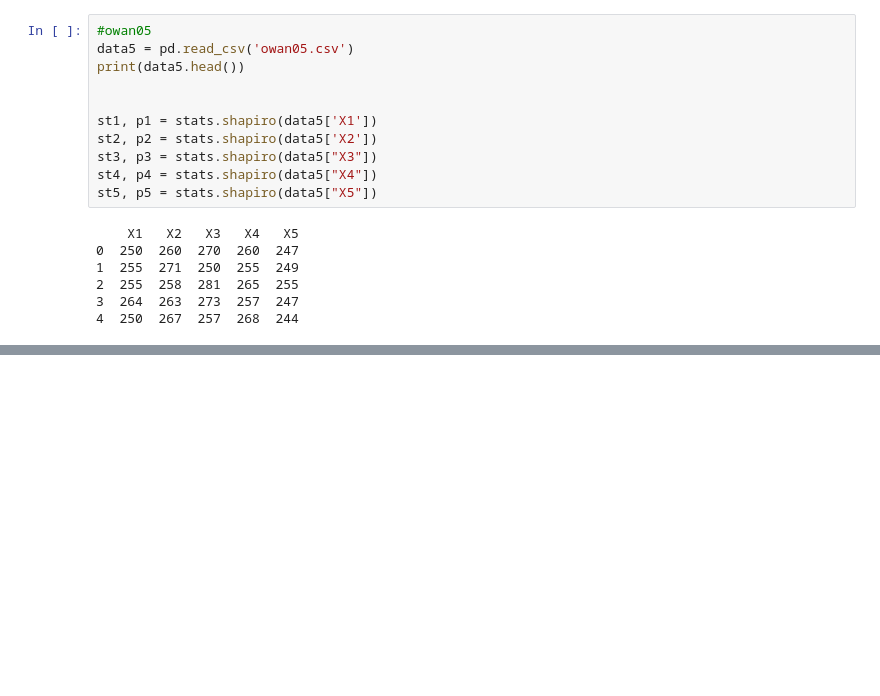
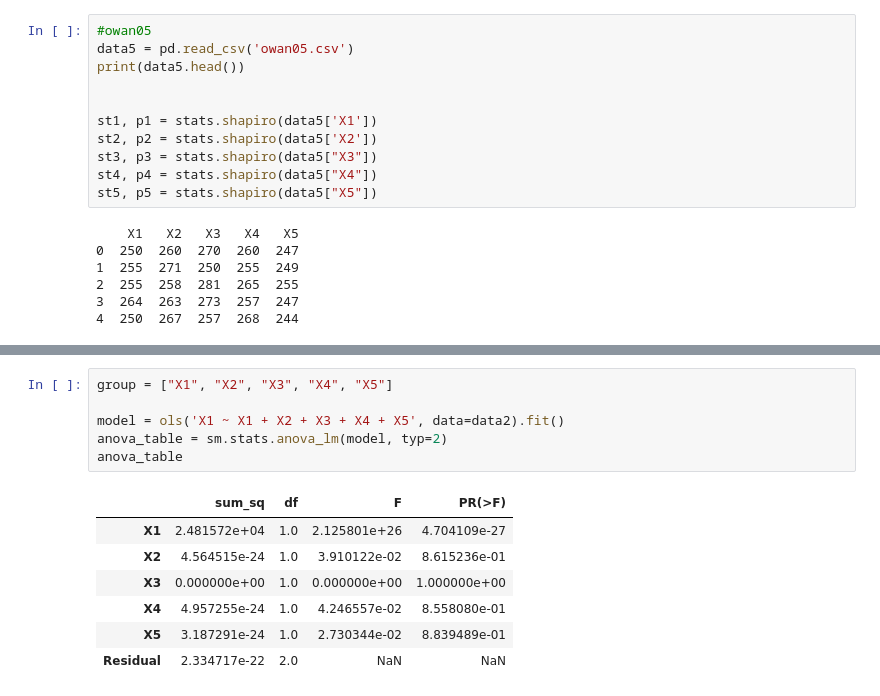
Before and after one commit to thucuyen127/testt, a Jupyter notebook: ANOVA_ONEWay5s.ipynb, the cells around one changed output, grey strips where cells are left out. Cells and saved outputs as stored; diff of their text form; blank space fills up the shorter version.

```diff
--- a/ANOVA_ONEWay5s.ipynb
+++ b/ANOVA_ONEWay5s.ipynb
@@ -749,0 +459,14 @@ can not reject H0
+# %%
+group = ["X1", "X2", "X3", "X4", "X5"]
+
+model = ols('X1 ~ X1 + X2 + X3 + X4 + X5', data=data2).fit()
+anova_table = sm.stats.anova_lm(model, typ=2)
+anova_table
+# %% [output]
+|  | sum_sq | df | F | PR(>F) |
+| X1 | 2.481572e+04 | 1.0 | 2.125801e+26 | 4.704109e-27 |
+| X2 | 4.564515e-24 | 1.0 | 3.910122e-02 | 8.615236e-01 |
+| X3 | 0.000000e+00 | 1.0 | 0.000000e+00 | 1.000000e+00 |
+| X4 | 4.957255e-24 | 1.0 | 4.246557e-02 | 8.558080e-01 |
+| X5 | 3.187291e-24 | 1.0 | 2.730344e-02 | 8.839489e-01 |
+| Residual | 2.334717e-22 | 2.0 | NaN | NaN |
```
Also changed, not shown: parts of 61 cells of this notebook.
